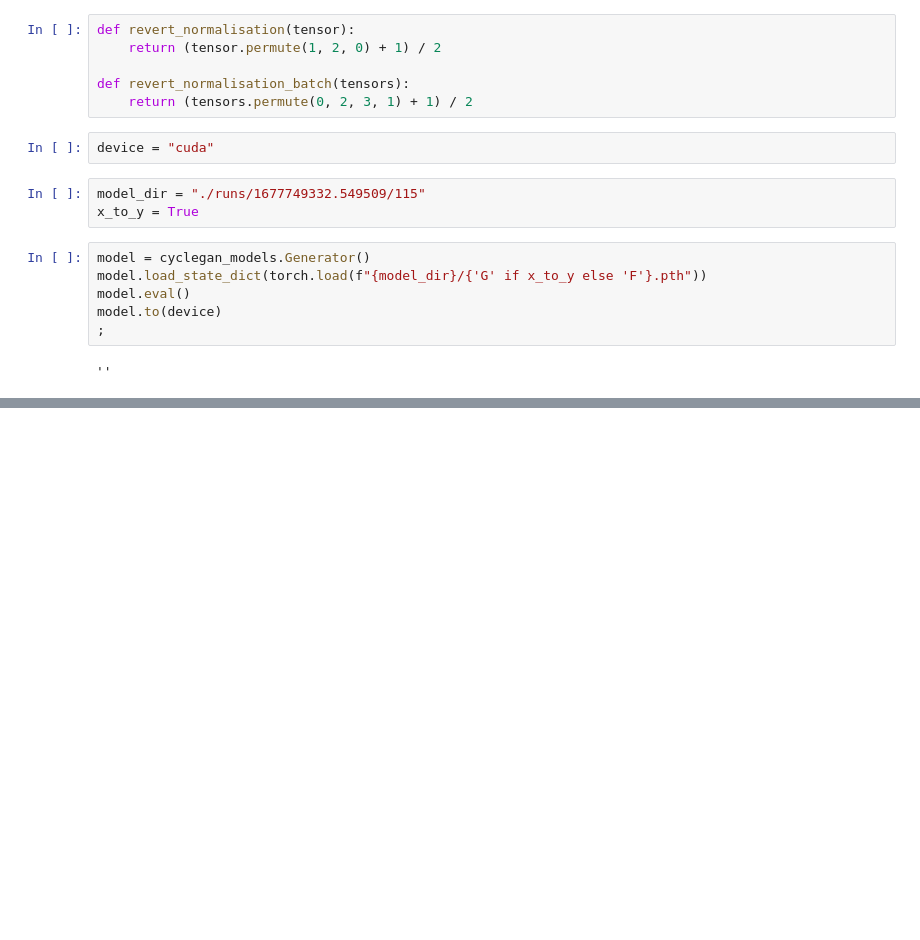
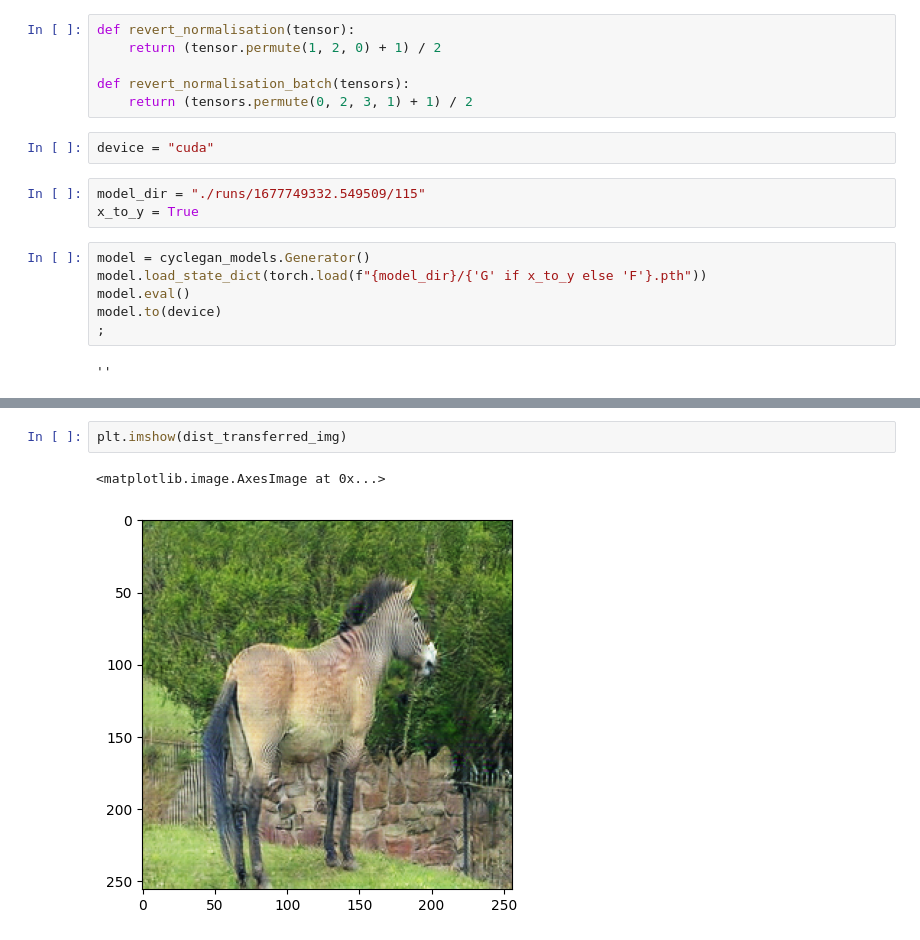
Before and after one commit to fboyle2001/advanced-computer-vision-y4, a Jupyter notebook: code/cyclegan_transfer.ipynb, the cells around one changed output, grey strips where cells are left out. Drawn from its saved outputs; the diff is of its cells as text; blank space fills up the shorter version.

```diff
--- a/code/cyclegan_transfer.ipynb
+++ b/code/cyclegan_transfer.ipynb
@@ -119,0 +84,5 @@ KeyboardInterrupt:
+# %%
+plt.imshow(dist_transferred_img)
+# %% [output]
+<matplotlib.image.AxesImage at 0x...>
+[figure, added]
```
Also changed, not shown: parts of 24 cells of this notebook, 5 other files.
